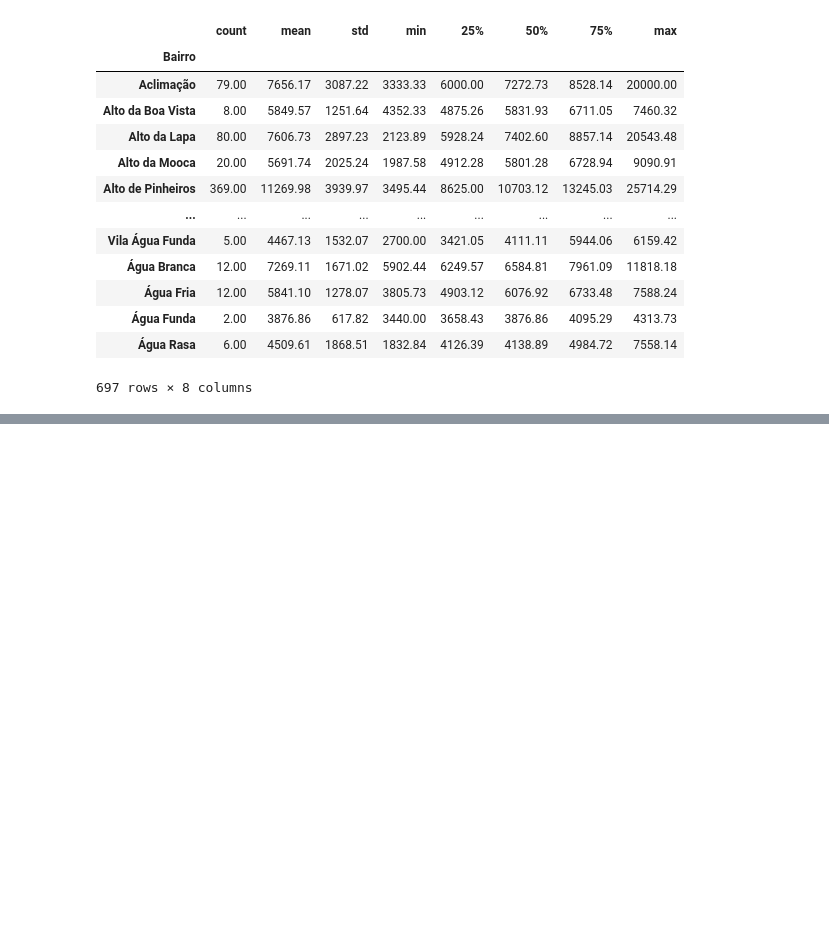
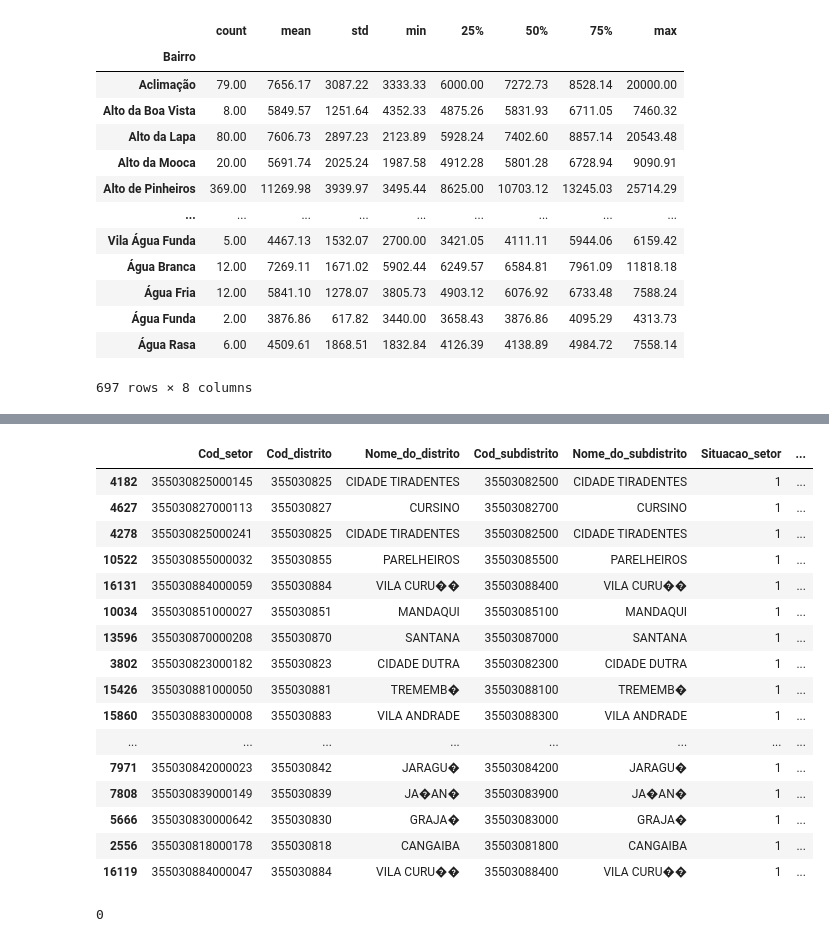
Before and after one commit to pcarneiro85/sao_paulo_house_market, a Jupyter notebook: house_analysis.ipynb, the cells around one changed output, grey strips where cells are left out. Drawn from its saved outputs; the diff is of its cells as text; code cells hidden in the pictures; blank space fills up the shorter version.

```diff
--- a/house_analysis.ipynb
+++ b/house_analysis.ipynb
@@ -428,0 +452,5 @@ plt.show()
+# %%
+url_ibge = 'https://gist.githubusercontent.com/tgcsantos/85f8c7b0a2edbc3e27fcad619b37d886/raw/a4954781e6bca9cb804062a3eea0b3b84679daf4/Basico_SP1.csv'
+
+df_ibge = pd.read_csv(url_ibge, sep= ';')
+df_ibge.head()
@@ -428,0 +470,2 @@ plt.show()
+# %%
+df_ibge.drop(columns=['Cod_Grandes Regi�es', 'Nome_Grande_Regiao',	'Cod_UF','Nome_da_UF ', 'Cod_meso', 'Nome_da_meso', 'Cod_micro', 'Nome_da_micro', 'Cod_RM', 'Nome_da_RM','Cod_municipio','Nome_do_municipio', 'Cod_bairro', 'Nome_do_bairro','Unnamed: 33'], inplace= True)
@@ -428,0 +492,24 @@ plt.show()
+# %%
+df_ibge.sample(20)
+# %% [output]
+|  | Cod_setor | Cod_distrito | Nome_do_distrito | Cod_subdistrito | Nome_do_subdistrito | Situacao_setor | ... |
+| 4182 | 355030825000145 | 355030825 | CIDADE TIRADENTES | 35503082500 | CIDADE TIRADENTES | 1 | ... |
+| 4627 | 355030827000113 | 355030827 | CURSINO | 35503082700 | CURSINO | 1 | ... |
+| 4278 | 355030825000241 | 355030825 | CIDADE TIRADENTES | 35503082500 | CIDADE TIRADENTES | 1 | ... |
+| 10522 | 355030855000032 | 355030855 | PARELHEIROS | 35503085500 | PARELHEIROS | 1 | ... |
+| 16131 | 355030884000059 | 355030884 | VILA CURU�� | 35503088400 | VILA CURU�� | 1 | ... |
+| 10034 | 355030851000027 | 355030851 | MANDAQUI | 35503085100 | MANDAQUI | 1 | ... |
+| 13596 | 355030870000208 | 355030870 | SANTANA | 35503087000 | SANTANA | 1 | ... |
+| 3802 | 355030823000182 | 355030823 | CIDADE DUTRA | 35503082300 | CIDADE DUTRA | 1 | ... |
+| 15426 | 355030881000050 | 355030881 | TREMEMB� | 35503088100 | TREMEMB� | 1 | ... |
+| 15860 | 355030883000008 | 355030883 | VILA ANDRADE | 35503088300 | VILA ANDRADE | 1 | ... |
+| ... | ... | ... | ... | ... | ... | ... | ... |
+| 7971 | 355030842000023 | 355030842 | JARAGU� | 35503084200 | JARAGU� | 1 | ... |
+| 7808 | 355030839000149 | 355030839 | JA�AN� | 35503083900 | JA�AN� | 1 | ... |
+| 5666 | 355030830000642 | 355030830 | GRAJA� | 35503083000 | GRAJA� | 1 | ... |
+| 2556 | 355030818000178 | 355030818 | CANGAIBA | 35503081800 | CANGAIBA | 1 | ... |
+| 16119 | 355030884000047 | 355030884 | VILA CURU�� | 35503088400 | VILA CURU�� | 1 | ... |
+# %%
+(df_ibge['Nome_do_distrito'] == 'Jardim Guedala').sum()
+# %% [output]
+0
```
Also changed, not shown: parts of 14 cells of this notebook.
